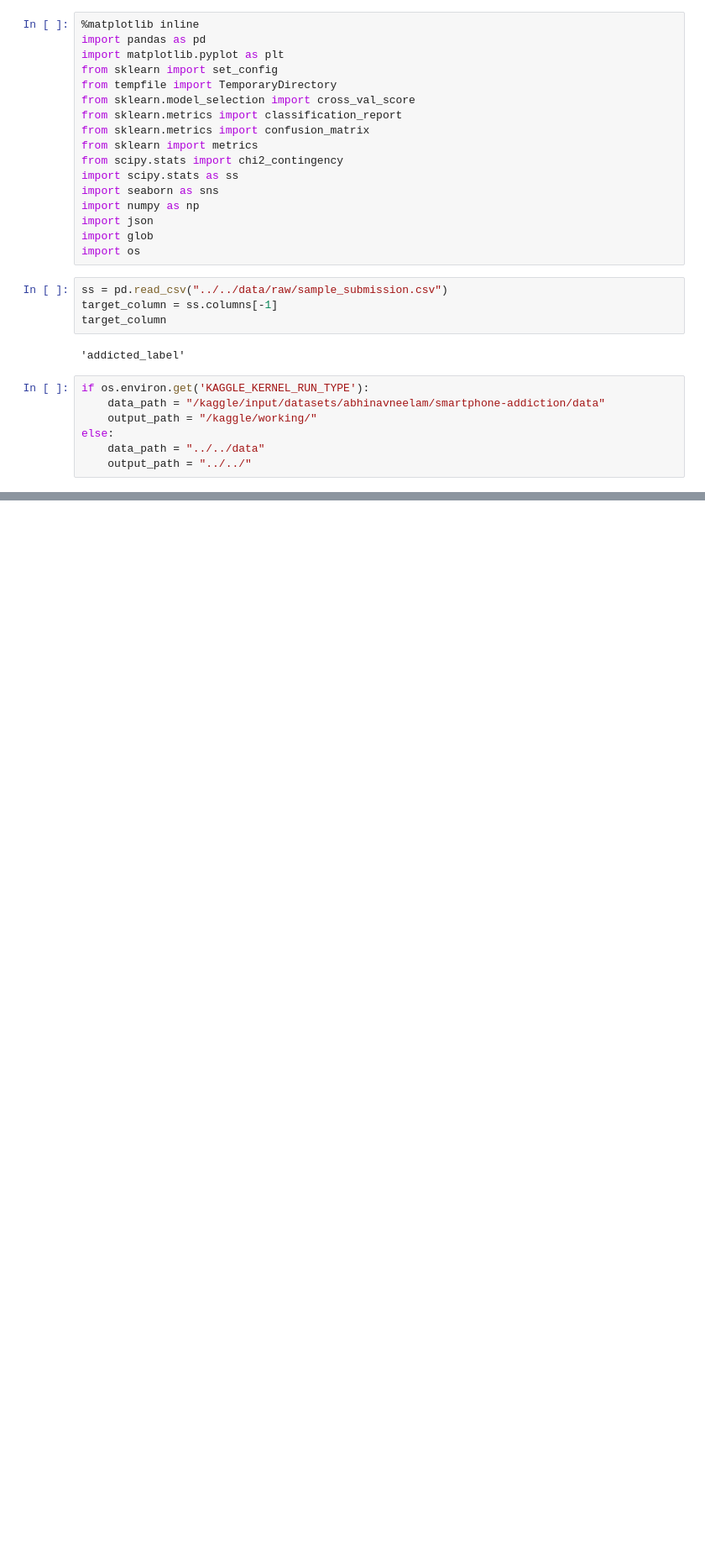
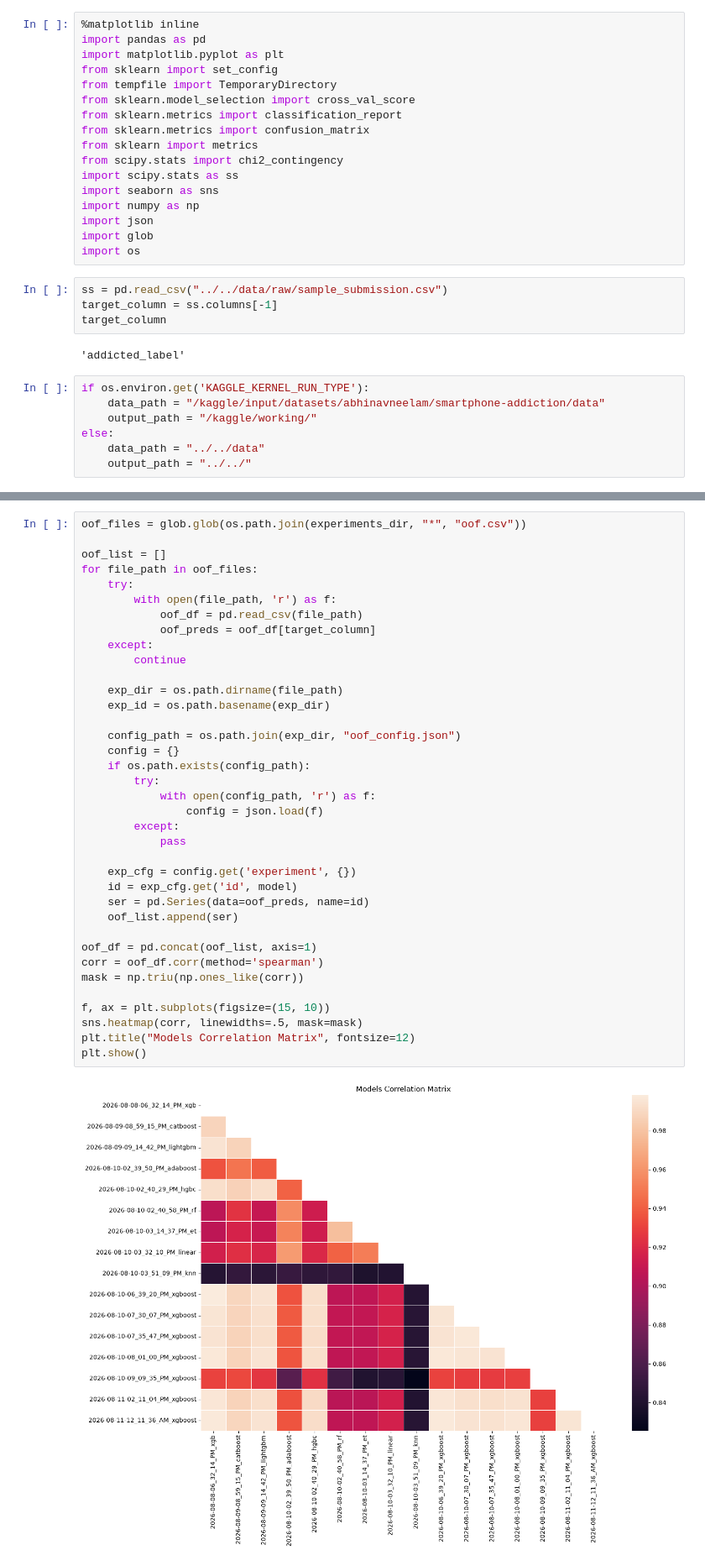
Before and after one commit to abhi-neelam/Kaggle-Notebooks, a Jupyter notebook: Classification/Smartphone Addiction/src/eda/oof_eda.ipynb, the cells around one changed output, grey strips where cells are left out. Shown at 84% size. Drawn from its saved outputs; the diff is of its cells as text; blank space fills up the shorter version.

```diff
--- a/Classification/Smartphone Addiction/src/eda/oof_eda.ipynb
+++ b/Classification/Smartphone Addiction/src/eda/oof_eda.ipynb
@@ -153,0 +155,39 @@ Passing `palette` without assigning `hue` is deprecated and will be removed in v
+# %%
+oof_files = glob.glob(os.path.join(experiments_dir, "*", "oof.csv"))
+
+oof_list = []
+for file_path in oof_files:
+    try:
+        with open(file_path, 'r') as f:
+            oof_df = pd.read_csv(file_path)
+            oof_preds = oof_df[target_column]
+    except:
+        continue
+
+    exp_dir = os.path.dirname(file_path)
+    exp_id = os.path.basename(exp_dir)
+
+    config_path = os.path.join(exp_dir, "oof_config.json")
+    config = {}
+    if os.path.exists(config_path):
+        try:
+            with open(config_path, 'r') as f:
+                config = json.load(f)
+        except:
+            pass
+
+    exp_cfg = config.get('experiment', {})
+    id = exp_cfg.get('id', model)
+    ser = pd.Series(data=oof_preds, name=id)
+    oof_list.append(ser)
+
+oof_df = pd.concat(oof_list, axis=1)
+corr = oof_df.corr(method='spearman')
+mask = np.triu(np.ones_like(corr))
+
+f, ax = plt.subplots(figsize=(15, 10))
+sns.heatmap(corr, linewidths=.5, mask=mask)
+plt.title("Models Correlation Matrix", fontsize=12)
+plt.show()
+# %% [output]
+[figure, added]
```
Also changed, not shown: parts of 3 cells of this notebook.
